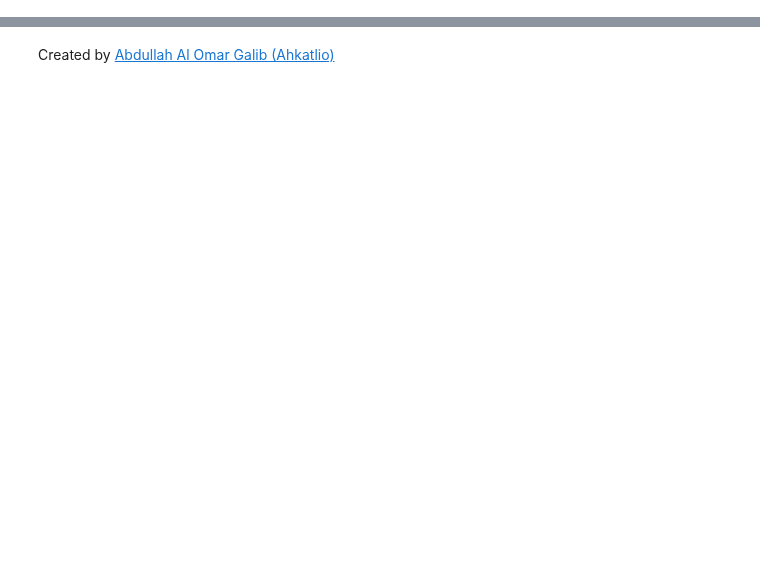
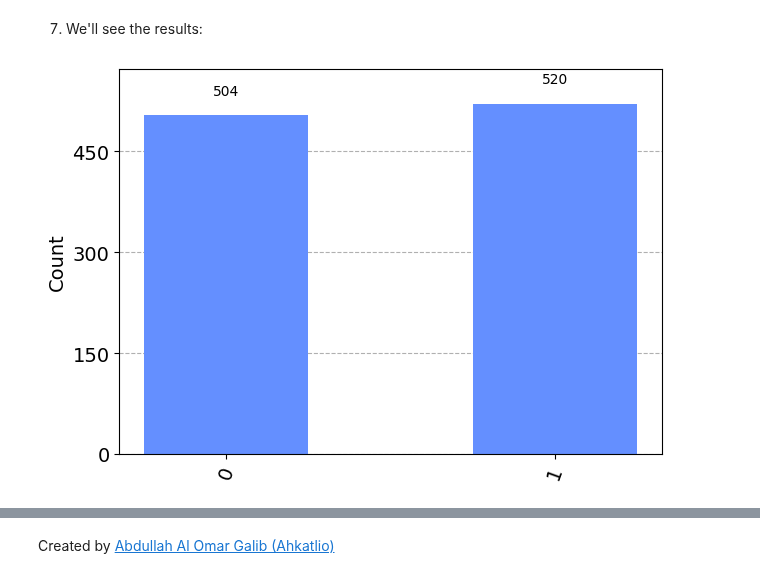
Before and after one commit to ahkatlio/QHSO_Basics_of_Qiskit, a Jupyter notebook: Books/Fundamentals/Basic_Gates/H_gate.ipynb, the cells around one changed output, grey strips where cells are left out. Drawn from its saved outputs; the diff is of its cells as text; code cells hidden in the pictures; blank space fills up the shorter version.

```diff
--- a/Books/Fundamentals/Basic_Gates/H_gate.ipynb
+++ b/Books/Fundamentals/Basic_Gates/H_gate.ipynb
@@ -56,0 +87,10 @@
+# %%
+simulator = Aer.get_backend('qasm_simulator')
+# %% [markdown]
+7) We'll see the results:
+# %%
+result = execute(qc, backend=simulator, shots=1024).result()
+counts = result.get_counts()
+plot_histogram(counts)
+# %% [output]
+[figure, added]
```
Also changed, not shown: parts of 26 cells of this notebook, 1 other file.
